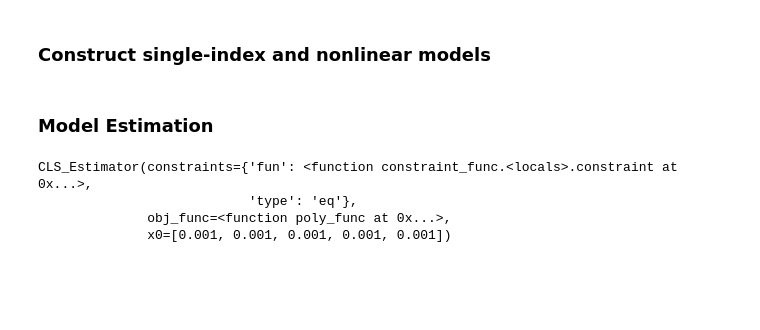
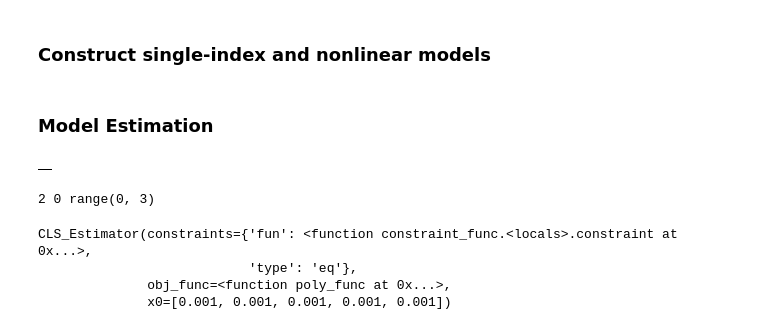
Before and after one commit to fatjudy/Nonlinear-Models-in-Time-Series-Analysis, a Jupyter notebook: Nonlinear Model Estimation.ipynb, the cells around one changed output. Drawn from its saved outputs; the diff is of its cells as text; code cells hidden in the pictures; blank space fills up the shorter version.

```diff
--- a/Nonlinear Model Estimation.ipynb
+++ b/Nonlinear Model Estimation.ipynb
@@ -163,6 +163,15 @@ def constraint_func(x):
             cons = con - 1
         return cons
     return {'type':'eq', 'fun': constraint}
+# %%
+station
+# %% [output]
+|  |
+# %%
+d1, d2, extra = dimensions(X, station,'poly_func')
+print(d1, d2, extra)
+# %% [output]
+2 0 range(0, 3)
 # %%
 d1, d2, extra = dimensions(X, station,'poly_func')
 cls_nls = CLS_Estimator(obj_func = poly_func, x0 = [0.001]*(d1+d2+extra[-1]+1))
```
Also changed, not shown: parts of 35 cells of this notebook, 8 other files.
